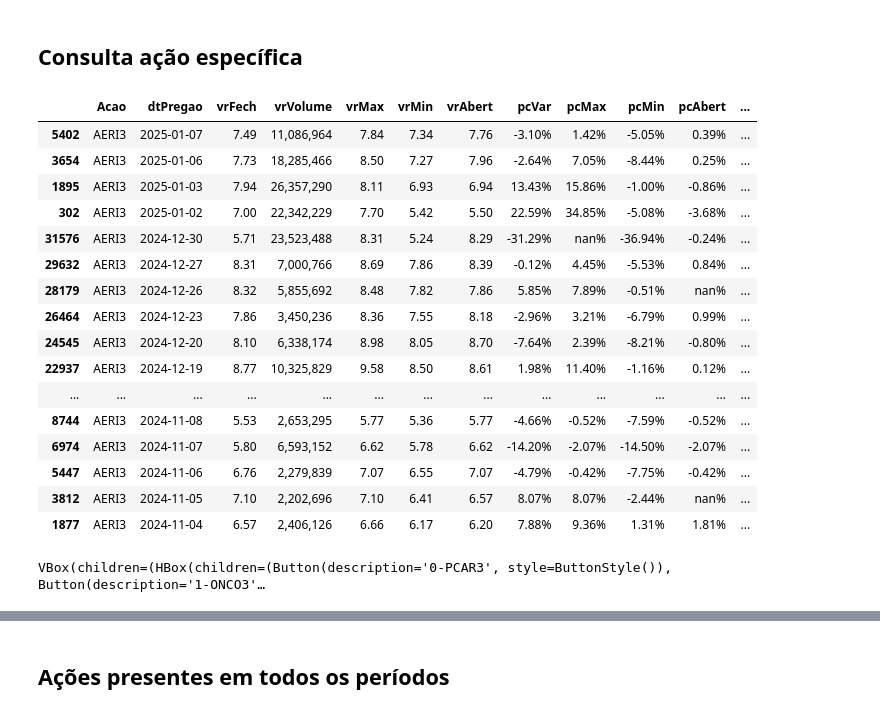
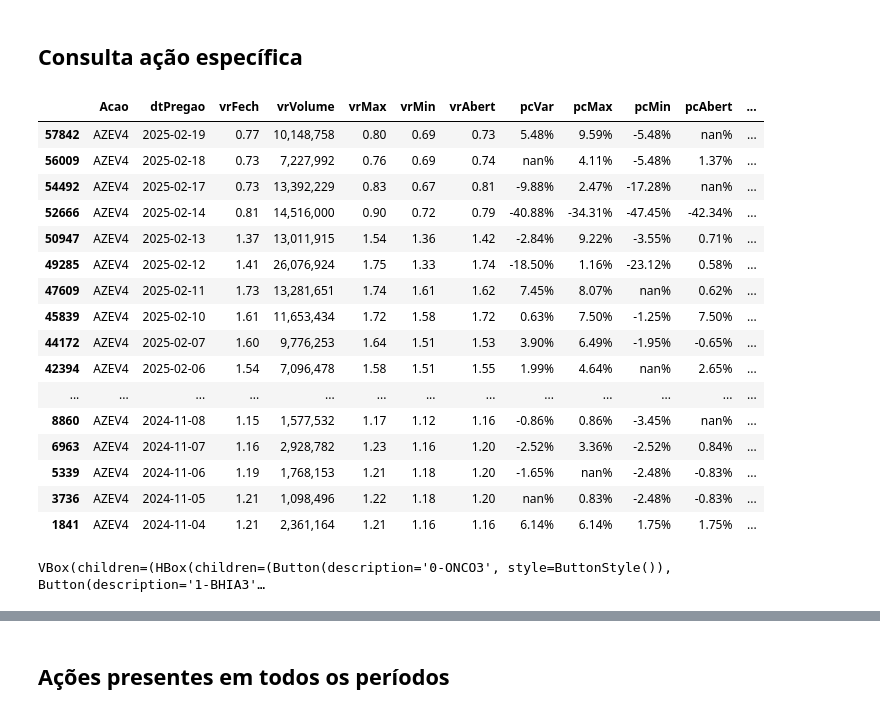
Before and after one commit to alexandre-esmeraldo/StockManager, a Jupyter notebook: StockManager_Processamento.ipynb, the cells around one changed output, grey strips where cells are left out. Saved outputs shown, nothing was run; the diff lists cells and outputs as text; code cells hidden in the pictures.

```diff
--- a/StockManager_Processamento.ipynb
+++ b/StockManager_Processamento.ipynb
@@ -32,7 +32,7 @@ pd.options.display.float_format = '{:,.2f}'.format
 from pacote.functions import *
 # %%
 ano = time.localtime().tm_year
-if time.localtime().tm_mon < 3:
+if time.localtime().tm_mon < 3 and ano == time.localtime().tm_year:
     str_ano, str_nov_ant, str_dez_ant = f'A{ano}', f'M11{ano-1}', f'M12{ano-1}'
     LISTA_ARQUIVOS = [str_ano, str_nov_ant, str_dez_ant]
 else:
@@ -270,27 +256,27 @@ printmd(f'**<div class={font_color}>{hoje}, Status {a}</div>**')
 # %% [markdown]
 ## Consulta ação específica
 # %%
-consulta_acao_formatada(df, "AERI3")
+consulta_acao_formatada(df, "AZEV4")
 # %% [output]
 |  | Acao | dtPregao | vrFech | vrVolume | vrMax | vrMin | vrAbert | pcVar | pcMax | pcMin | pcAbert | ... |
-| 5402 | AERI3 | 2025-01-07 | 7.49 | 11,086,964 | 7.84 | 7.34 | 7.76 | -3.10% | 1.42% | -5.05% | 0.39% | ... |
-| 3654 | AERI3 | 2025-01-06 | 7.73 | 18,285,466 | 8.50 | 7.27 | 7.96 | -2.64% | 7.05% | -8.44% | 0.25% | ... |
-| 1895 | AERI3 | 2025-01-03 | 7.94 | 26,357,290 | 8.11 | 6.93 | 6.94 | 13.43% | 15.86% | -1.00% | -0.86% | ... |
-| 302 | AERI3 | 2025-01-02 | 7.00 | 22,342,229 | 7.70 | 5.42 | 5.50 | 22.59% | 34.85% | -5.08% | -3.68% | ... |
-| 31576 | AERI3 | 2024-12-30 | 5.71 | 23,523,488 | 8.31 | 5.24 | 8.29 | -31.29% | nan% | -36.94% | -0.24% | ... |
-| 29632 | AERI3 | 2024-12-27 | 8.31 | 7,000,766 | 8.69 | 7.86 | 8.39 | -0.12% | 4.45% | -5.53% | 0.84% | ... |
-| 28179 | AERI3 | 2024-12-26 | 8.32 | 5,855,692 | 8.48 | 7.82 | 7.86 | 5.85% | 7.89% | -0.51% | nan% | ... |
-| 26464 | AERI3 | 2024-12-23 | 7.86 | 3,450,236 | 8.36 | 7.55 | 8.18 | -2.96% | 3.21% | -6.79% | 0.99% | ... |
-| 24545 | AERI3 | 2024-12-20 | 8.10 | 6,338,174 | 8.98 | 8.05 | 8.70 | -7.64% | 2.39% | -8.21% | -0.80% | ... |
-| 22937 | AERI3 | 2024-12-19 | 8.77 | 10,325,829 | 9.58 | 8.50 | 8.61 | 1.98% | 11.40% | -1.16% | 0.12% | ... |
+| 57842 | AZEV4 | 2025-02-19 | 0.77 | 10,148,758 | 0.80 | 0.69 | 0.73 | 5.48% | 9.59% | -5.48% | nan% | ... |
+| 56009 | AZEV4 | 2025-02-18 | 0.73 | 7,227,992 | 0.76 | 0.69 | 0.74 | nan% | 4.11% | -5.48% | 1.37% | ... |
+| 54492 | AZEV4 | 2025-02-17 | 0.73 | 13,392,229 | 0.83 | 0.67 | 0.81 | -9.88% | 2.47% | -17.28% | nan% | ... |
+| 52666 | AZEV4 | 2025-02-14 | 0.81 | 14,516,000 | 0.90 | 0.72 | 0.79 | -40.88% | -34.31% | -47.45% | -42.34% | ... |
+| 50947 | AZEV4 | 2025-02-13 | 1.37 | 13,011,915 | 1.54 | 1.36 | 1.42 | -2.84% | 9.22% | -3.55% | 0.71% | ... |
+| 49285 | AZEV4 | 2025-02-12 | 1.41 | 26,076,924 | 1.75 | 1.33 | 1.74 | -18.50% | 1.16% | -23.12% | 0.58% | ... |
+| 47609 | AZEV4 | 2025-02-11 | 1.73 | 13,281,651 | 1.74 | 1.61 | 1.62 | 7.45% | 8.07% | nan% | 0.62% | ... |
+| 45839 | AZEV4 | 2025-02-10 | 1.61 | 11,653,434 | 1.72 | 1.58 | 1.72 | 0.63% | 7.50% | -1.25% | 7.50% | ... |
+| 44172 | AZEV4 | 2025-02-07 | 1.60 | 9,776,253 | 1.64 | 1.51 | 1.53 | 3.90% | 6.49% | -1.95% | -0.65% | ... |
+| 42394 | AZEV4 | 2025-02-06 | 1.54 | 7,096,478 | 1.58 | 1.51 | 1.55 | 1.99% | 4.64% | nan% | 2.65% | ... |
 | ... | ... | ... | ... | ... | ... | ... | ... | ... | ... | ... | ... | ... |
-| 8744 | AERI3 | 2024-11-08 | 5.53 | 2,653,295 | 5.77 | 5.36 | 5.77 | -4.66% | -0.52% | -7.59% | -0.52% | ... |
-| 6974 | AERI3 | 2024-11-07 | 5.80 | 6,593,152 | 6.62 | 5.78 | 6.62 | -14.20% | -2.07% | -14.50% | -2.07% | ... |
-| 5447 | AERI3 | 2024-11-06 | 6.76 | 2,279,839 | 7.07 | 6.55 | 7.07 | -4.79% | -0.42% | -7.75% | -0.42% | ... |
-| 3812 | AERI3 | 2024-11-05 | 7.10 | 2,202,696 | 7.10 | 6.41 | 6.57 | 8.07% | 8.07% | -2.44% | nan% | ... |
-| 1877 | AERI3 | 2024-11-04 | 6.57 | 2,406,126 | 6.66 | 6.17 | 6.20 | 7.88% | 9.36% | 1.31% | 1.81% | ... |
+| 8860 | AZEV4 | 2024-11-08 | 1.15 | 1,577,532 | 1.17 | 1.12 | 1.16 | -0.86% | 0.86% | -3.45% | nan% | ... |
+| 6963 | AZEV4 | 2024-11-07 | 1.16 | 2,928,782 | 1.23 | 1.16 | 1.20 | -2.52% | 3.36% | -2.52% | 0.84% | ... |
+| 5339 | AZEV4 | 2024-11-06 | 1.19 | 1,768,153 | 1.21 | 1.18 | 1.20 | -1.65% | nan% | -2.48% | -0.83% | ... |
+| 3736 | AZEV4 | 2024-11-05 | 1.21 | 1,098,496 | 1.22 | 1.18 | 1.20 | nan% | 0.83% | -2.48% | -0.83% | ... |
+| 1841 | AZEV4 | 2024-11-04 | 1.21 | 2,361,164 | 1.21 | 1.16 | 1.16 | 6.14% | 6.14% | 1.75% | 1.75% | ... |
 # %%
 buttons = widgets.HBox(lista_buttons)
 widgets.VBox([buttons, output])
 # %% [output]
-VBox(children=(HBox(children=(Button(description='0-PCAR3', style=ButtonStyle()), Button(description='1-ONCO3'…
+VBox(children=(HBox(children=(Button(description='0-ONCO3', style=ButtonStyle()), Button(description='1-BHIA3'…
```
Also changed, not shown: parts of 20 cells of this notebook.
